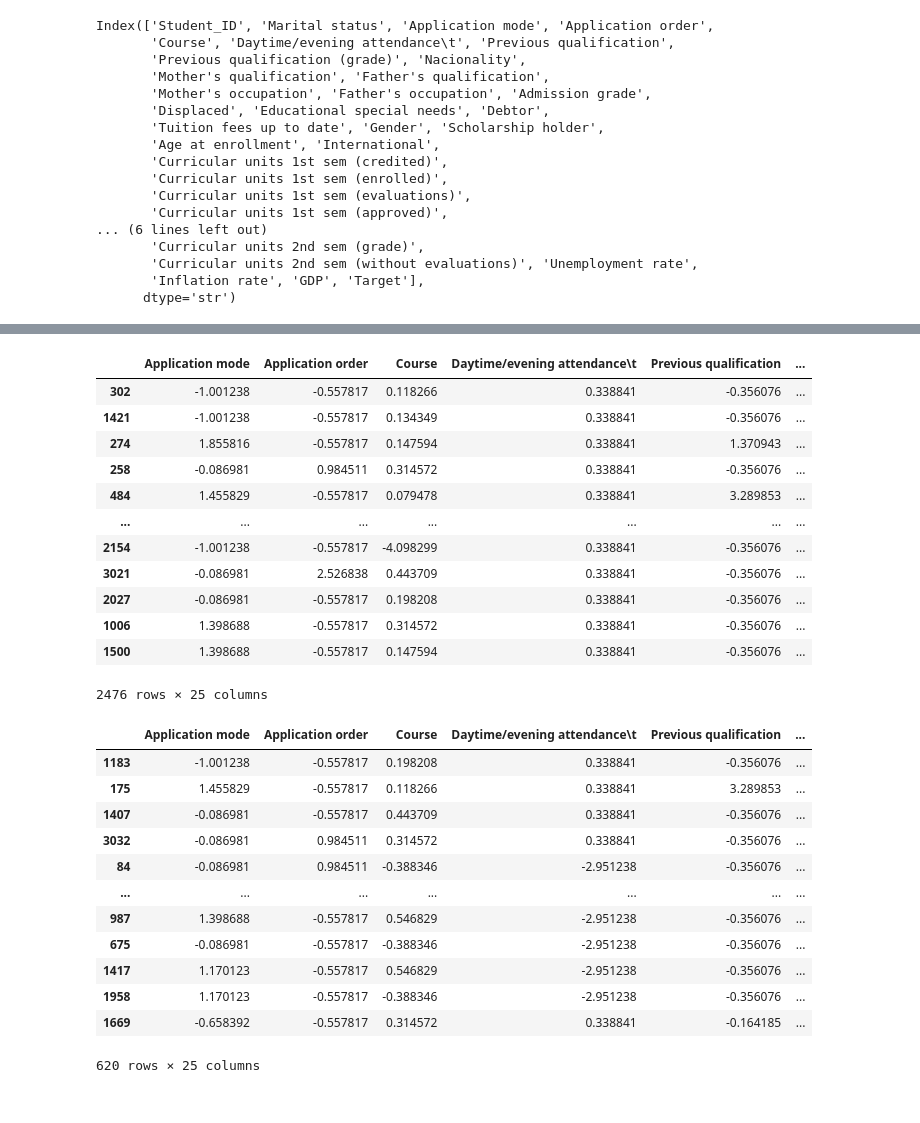
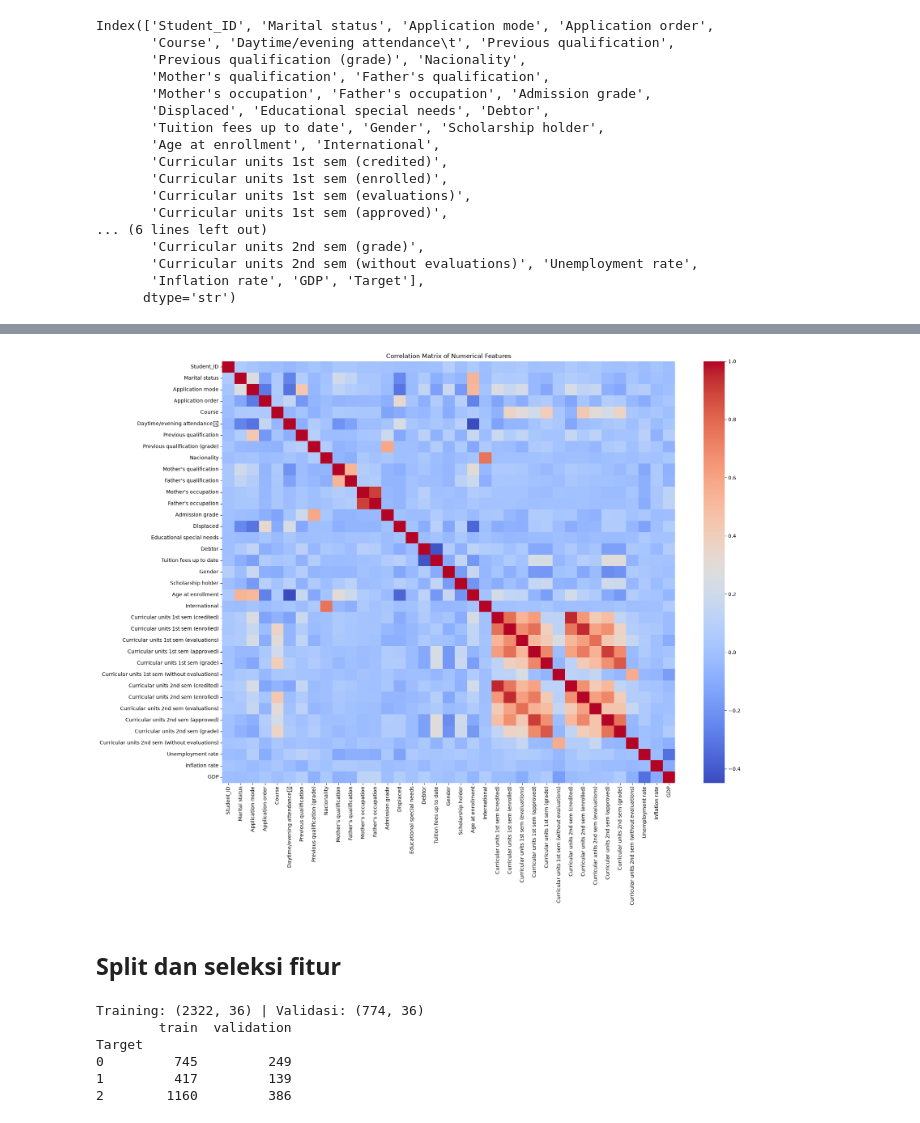
Before and after one commit to hamzhrdn/G6_AdvancedAI_Model, a Jupyter notebook: preprocessing.ipynb, the cells around one changed output, grey strips where cells are left out. Saved outputs shown, nothing was run; the diff lists cells and outputs as text; code cells hidden in the pictures.

Commit message:
update preprocessing untuk feature selection

```diff
--- a/preprocessing.ipynb
+++ b/preprocessing.ipynb
@@ -141,10 +149,31 @@ from sklearn.model_selection import train_test_split
+# %%
+plt.figure(figsize=(20, 15))
+# Select only numeric columns for correlation
+numeric_df = train_df.select_dtypes(include=['float64', 'int64'])
+correlation_matrix = numeric_df.corr()
+sns.heatmap(correlation_matrix, annot=False, cmap='coolwarm')
+plt.title('Correlation Matrix of Numerical Features')
+plt.show()
+# %% [output]
+[figure, added]
+# %% [markdown]
+## **Split dan seleksi fitur**
 # %%
-X = train_df.drop("Target",axis=1)
-y = train_df["Target"]
+from sklearn.model_selection import train_test_split
+from sklearn.preprocessing import StandardScaler
+
+X = train_df.drop(columns=['Target', 'Student_ID'])
+y = train_df['Target'].map({'Dropout': 0, 'Enrolled': 1, 'Graduate': 2})
 X_train, X_val, y_train, y_val = train_test_split(
-    X,
-    y,
-    test_size=0.2,
-    random_state=42,
-    stratify=y,
+    X, y, test_size=0.25, random_state=42, stratify=y
 )
+print('Training:', X_train.shape, '| Validasi:', X_val.shape)
+print(pd.DataFrame({'train': y_train.value_counts().sort_index(),
+                    'validation': y_val.value_counts().sort_index()}))
+# %% [output]
+Training: (2322, 36) | Validasi: (774, 36)
+        train  validation
+Target
+0         745         249
+1         417         139
+2        1160         386
@@ -162,32 +179,0 @@ test_df = pd.concat([test_df[["Student_ID"]], pd.DataFrame(
-# %%
-X_train_scaled
-# %% [output]
-|  | Application mode | Application order | Course | Daytime/evening attendance\t | Previous qualification | ... |
-| 302 | -1.001238 | -0.557817 | 0.118266 | 0.338841 | -0.356076 | ... |
-| 1421 | -1.001238 | -0.557817 | 0.134349 | 0.338841 | -0.356076 | ... |
-| 274 | 1.855816 | -0.557817 | 0.147594 | 0.338841 | 1.370943 | ... |
-| 258 | -0.086981 | 0.984511 | 0.314572 | 0.338841 | -0.356076 | ... |
-| 484 | 1.455829 | -0.557817 | 0.079478 | 0.338841 | 3.289853 | ... |
-| ... | ... | ... | ... | ... | ... | ... |
-| 2154 | -1.001238 | -0.557817 | -4.098299 | 0.338841 | -0.356076 | ... |
-| 3021 | -0.086981 | 2.526838 | 0.443709 | 0.338841 | -0.356076 | ... |
-| 2027 | -0.086981 | -0.557817 | 0.198208 | 0.338841 | -0.356076 | ... |
-| 1006 | 1.398688 | -0.557817 | 0.314572 | 0.338841 | -0.356076 | ... |
-| 1500 | 1.398688 | -0.557817 | 0.147594 | 0.338841 | -0.356076 | ... |
-2476 rows × 25 columns
-# %%
-X_val_scaled
-# %% [output]
-|  | Application mode | Application order | Course | Daytime/evening attendance\t | Previous qualification | ... |
-| 1183 | -1.001238 | -0.557817 | 0.198208 | 0.338841 | -0.356076 | ... |
-| 175 | 1.455829 | -0.557817 | 0.118266 | 0.338841 | 3.289853 | ... |
-| 1407 | -0.086981 | -0.557817 | 0.443709 | 0.338841 | -0.356076 | ... |
-| 3032 | -0.086981 | 0.984511 | 0.314572 | 0.338841 | -0.356076 | ... |
-| 84 | -0.086981 | 0.984511 | -0.388346 | -2.951238 | -0.356076 | ... |
-| ... | ... | ... | ... | ... | ... | ... |
-| 987 | 1.398688 | -0.557817 | 0.546829 | -2.951238 | -0.356076 | ... |
-| 675 | -0.086981 | -0.557817 | -0.388346 | -2.951238 | -0.356076 | ... |
-| 1417 | 1.170123 | -0.557817 | 0.546829 | -2.951238 | -0.356076 | ... |
-| 1958 | 1.170123 | -0.557817 | -0.388346 | -2.951238 | -0.356076 | ... |
-| 1669 | -0.658392 | -0.557817 | 0.314572 | 0.338841 | -0.164185 | ... |
-620 rows × 25 columns
```
Also changed, not shown: parts of 29 cells of this notebook, 17 other files.
